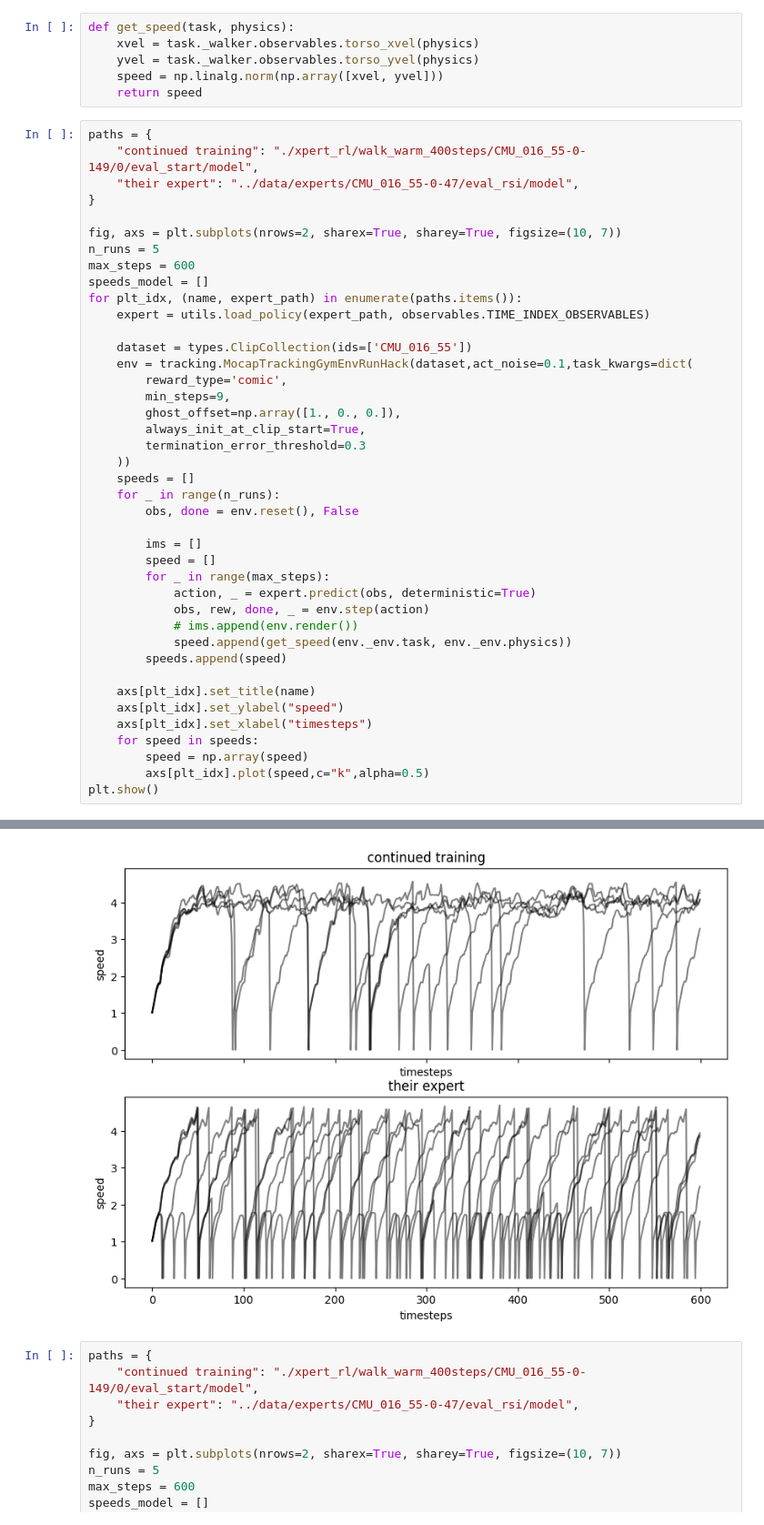
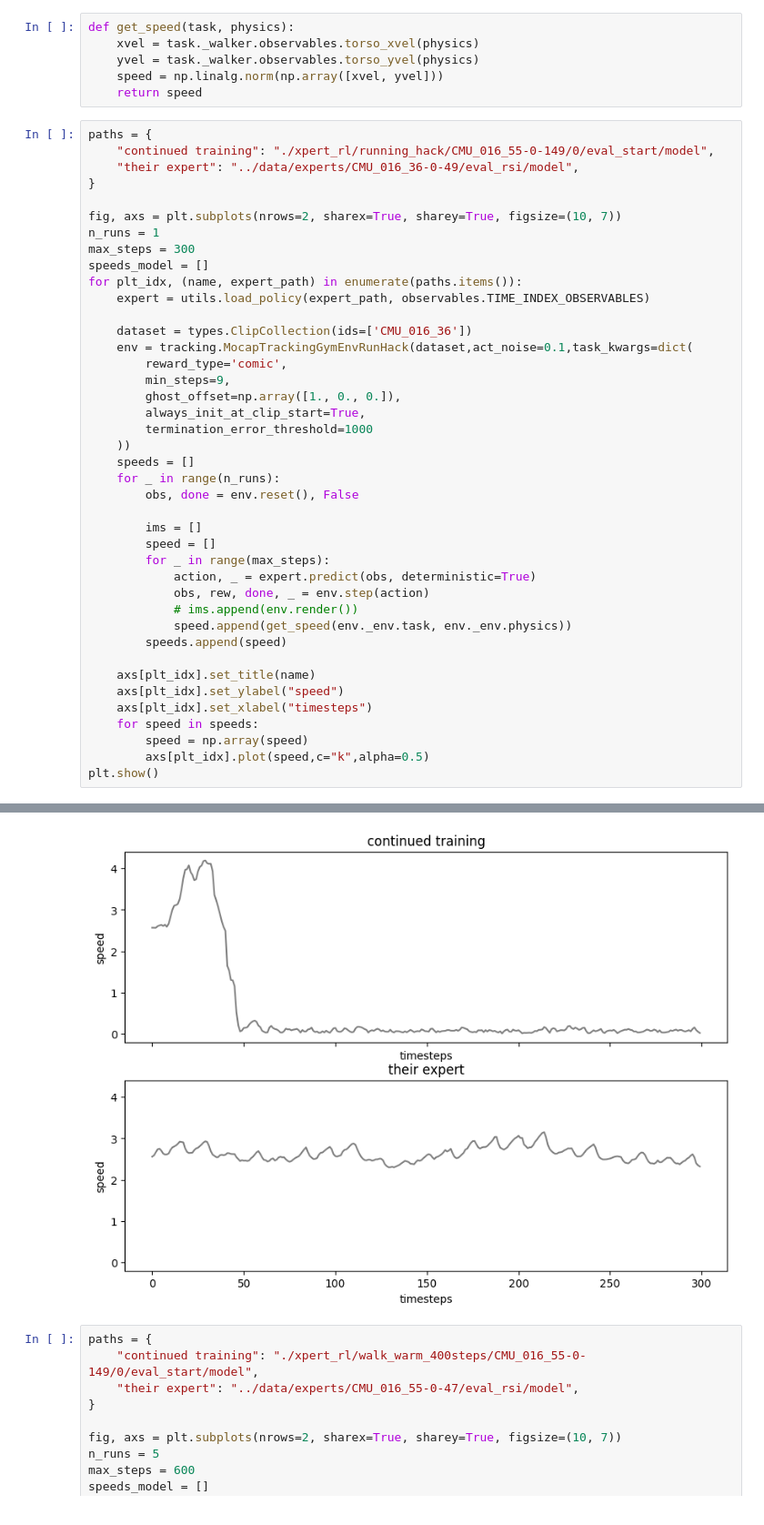
Before and after one commit to stevenabreu7/MoCapAct, a Jupyter notebook: nb_eval_expert_runhack.ipynb, the cells around one changed output, grey strips where cells are left out. Shown at 91% size. Saved outputs shown, nothing was run; the diff lists cells and outputs as text.

```diff
--- a/nb_eval_expert_runhack.ipynb
+++ b/nb_eval_expert_runhack.ipynb
@@ -33,51 +32,51 @@ def get_speed(task, physics):
     return speed
 # %%
 paths = {
-    "continued training": "./xpert_rl/walk_warm_400steps/CMU_016_55-0-149/0/eval_start/model",
-    "their expert": "../data/experts/CMU_016_55-0-47/eval_rsi/model",
+    "continued training": "./xpert_rl/running_hack/CMU_016_55-0-149/0/eval_start/model",
+    "their expert": "../data/experts/CMU_016_36-0-49/eval_rsi/model",
 }
 
 fig, axs = plt.subplots(nrows=2, sharex=True, sharey=True, figsize=(10, 7))
-n_runs = 5
-max_steps = 600
+n_runs = 1
+max_steps = 300
 speeds_model = []
 for plt_idx, (name, expert_path) in enumerate(paths.items()):
     expert = utils.load_policy(expert_path, observables.TIME_INDEX_OBSERVABLES)
 
-    dataset = types.ClipCollection(ids=['CMU_016_55'])
+    dataset = types.ClipCollection(ids=['CMU_016_36'])
     env = tracking.MocapTrackingGymEnvRunHack(dataset,act_noise=0.1,task_kwargs=dict(
         reward_type='comic',
         min_steps=9,
         ghost_offset=np.array([1., 0., 0.]),
         always_init_at_clip_start=True,
-        termination_error_threshold=0.3
+        termination_error_threshold=1000
     ))
     speeds = []
     for _ in range(n_runs):
         obs, done = env.reset(), False
 
         ims = []
         speed = []
         for _ in range(max_steps):
             action, _ = expert.predict(obs, deterministic=True)
             obs, rew, done, _ = env.step(action)
             # ims.append(env.render())
             speed.append(get_speed(env._env.task, env._env.physics))
         speeds.append(speed)
 
     axs[plt_idx].set_title(name)
     axs[plt_idx].set_ylabel("speed")
     axs[plt_idx].set_xlabel("timesteps")
     for speed in speeds:
         speed = np.array(speed)
         axs[plt_idx].plot(speed,c="k",alpha=0.5)
 plt.show()
 # %% [output]
 last_possible_start:  591
 True
 last_possible_start:  591
 True
-[figure, old version]
+[figure, new version]
 # %%
 paths = {
     "continued training": "./xpert_rl/walk_warm_400steps/CMU_016_55-0-149/0/eval_start/model",
```
Also changed, not shown: parts of 2 cells of this notebook, 5 other files.
